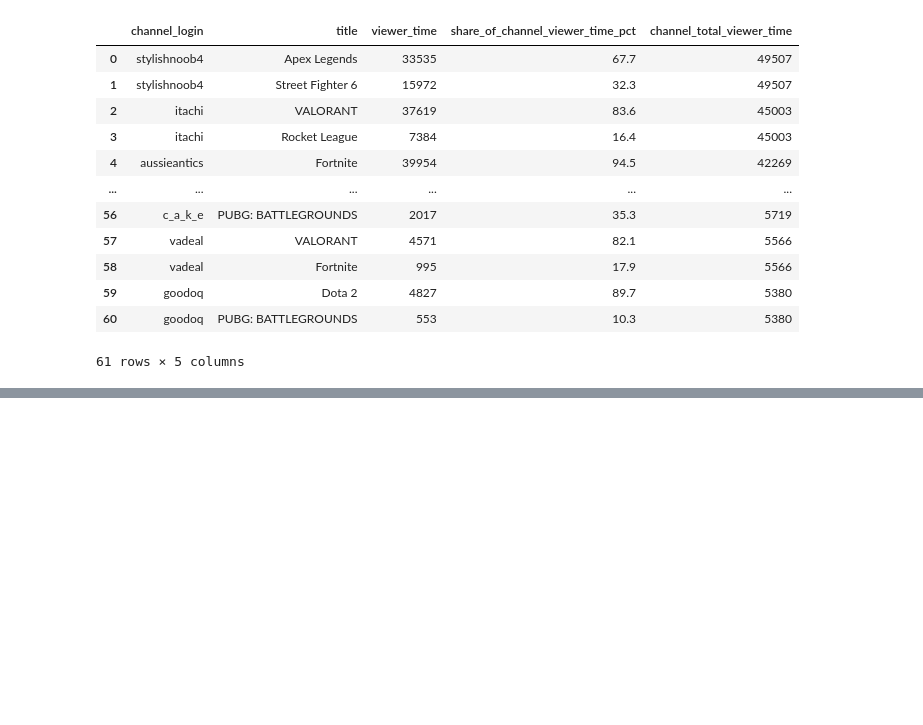
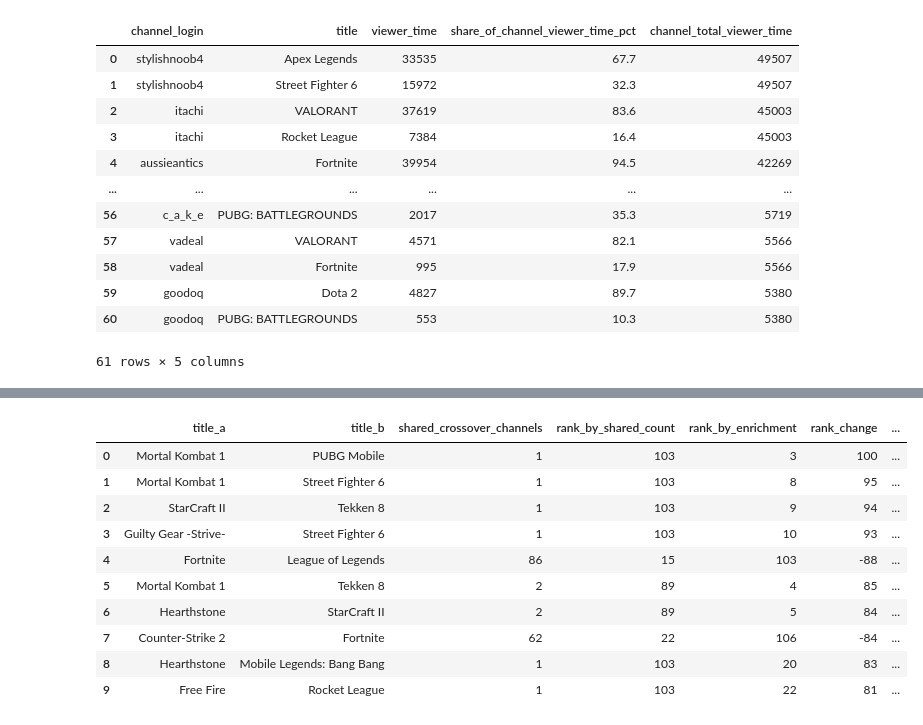
Before and after one commit to JacobH1994/fandomdatapuller, a Jupyter notebook: notebooks/creator_crossover.ipynb, the cells around one changed output, grey strips where cells are left out. Cells and saved outputs as stored; diff of their text form; code cells hidden in the pictures; blank space fills up the shorter version.

```diff
--- a/notebooks/creator_crossover.ipynb
+++ b/notebooks/creator_crossover.ipynb
@@ -300,3 +397,28 @@ Global baseline: 3715 of 85735 channels (4.3%) crossed over to some second title
+# %%
+# The pairs the enrichment-based sort actually changed the story for —
+# biggest absolute rank movement between "raw shared count" and
+# "chance-adjusted enrichment," shown directly rather than left to be
+# spotted by comparing two full 141-row tables by eye.
+movers = (
+    pair_rollup[pair_rollup["moved_significantly"]]
+    .sort_values("rank_change", key=lambda s: s.abs(), ascending=False)
+    [["title_a", "title_b", "shared_crossover_channels", "rank_by_shared_count",
+      "rank_by_enrichment", "rank_change", "enrichment_ratio", "hypergeometric_p_value"]]
+    .reset_index(drop=True)
+)
+movers
+# %% [output]
+|  | title_a | title_b | shared_crossover_channels | rank_by_shared_count | rank_by_enrichment | rank_change | ... |
+| 0 | Mortal Kombat 1 | PUBG Mobile | 1 | 103 | 3 | 100 | ... |
+| 1 | Mortal Kombat 1 | Street Fighter 6 | 1 | 103 | 8 | 95 | ... |
+| 2 | StarCraft II | Tekken 8 | 1 | 103 | 9 | 94 | ... |
+| 3 | Guilty Gear -Strive- | Street Fighter 6 | 1 | 103 | 10 | 93 | ... |
+| 4 | Fortnite | League of Legends | 86 | 15 | 103 | -88 | ... |
+| 5 | Mortal Kombat 1 | Tekken 8 | 2 | 89 | 4 | 85 | ... |
+| 6 | Hearthstone | StarCraft II | 2 | 89 | 5 | 84 | ... |
+| 7 | Counter-Strike 2 | Fortnite | 62 | 22 | 106 | -84 | ... |
+| 8 | Hearthstone | Mobile Legends: Bang Bang | 1 | 103 | 20 | 83 | ... |
+| 9 | Free Fire | Rocket League | 1 | 103 | 22 | 81 | ... |
 # %% [markdown]
 ## Caveats
 
```
Also changed, not shown: parts of 5 cells of this notebook, 2 other files.
